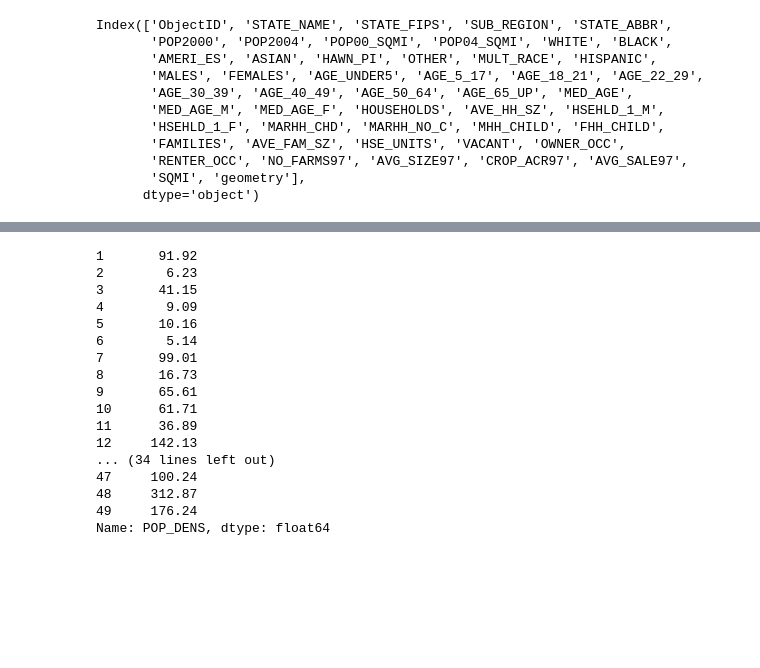
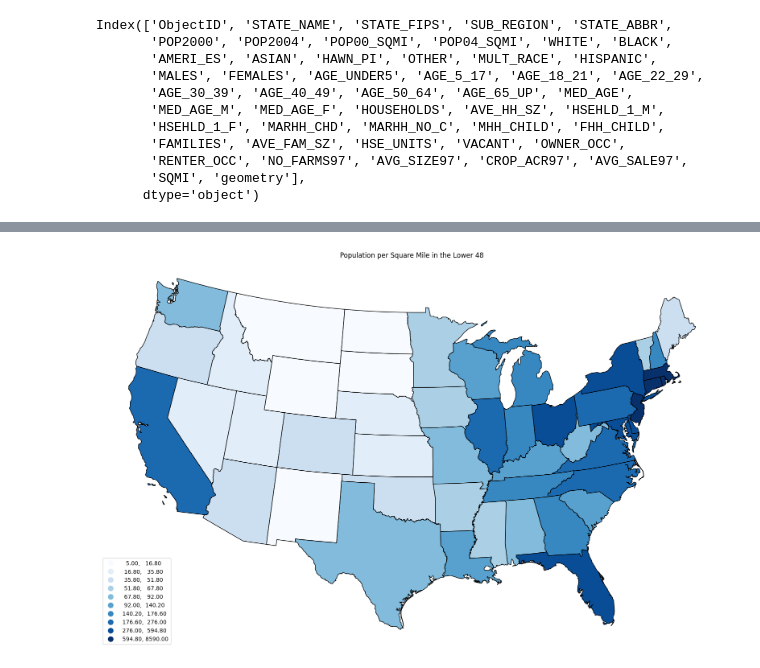
Before and after one commit to freecircuit/Advanced_GIS_TESC, a Jupyter notebook: Lab1_states/states.ipynb, the cells around one changed output, grey strips where cells are left out. Drawn from its saved outputs; the diff is of its cells as text; code cells hidden in the pictures; blank space fills up the shorter version.

```diff
--- a/Lab1_states/states.ipynb
+++ b/Lab1_states/states.ipynb
@@ -200,4 +200,7 @@ Index(['ObjectID', 'STATE_NAME', 'STATE_FIPS', 'SUB_REGION', 'STATE_ABBR',
        'SQMI', 'geometry'],
       dtype='object')
 # %%
-states['POP_DENS'] = round(states['POP2004'] / states['SQMI'], 2)
+#Calculate population density and assign as column for plotting
+states['POP_DENS'] = round(states['POP2004'] / states['SQMI'], 0)
+states['POP_DENS'] = states['POP_DENS'].astype(int)
+states[['STATE_NAME', 'POP_DENS']]
@@ -204,20 +225,15 @@ states['POP_DENS'] = round(states['POP2004'] / states['SQMI'], 2)
 # %%
-states['POP_DENS']
+base = states.plot(column='POP_DENS',
+            scheme='quantiles',
+            k=10,
+            cmap='Blues',
+            edgecolor = 'black',
+            legend=True,
+            figsize=(20, 20),
+            legend_kwds = {'loc': 'lower left'}
+            )
+base.set_axis_off()
+base.set_title('Population per Square Mile in the Lower 48')
+plt.savefig(OUTPUT / 'pop_density.png', dpi=300)
 # %% [output]
-1       91.92
-2        6.23
-3       41.15
-4        9.09
-5       10.16
-6        5.14
-7       99.01
-8       16.73
-9       65.61
-10      61.71
-11      36.89
-12     142.13
-... (34 lines left out)
-47     100.24
-48     312.87
-49     176.24
-Name: POP_DENS, dtype: float64
+[figure, added]
```
Also changed, not shown: parts of 6 cells of this notebook, 1 other file.
